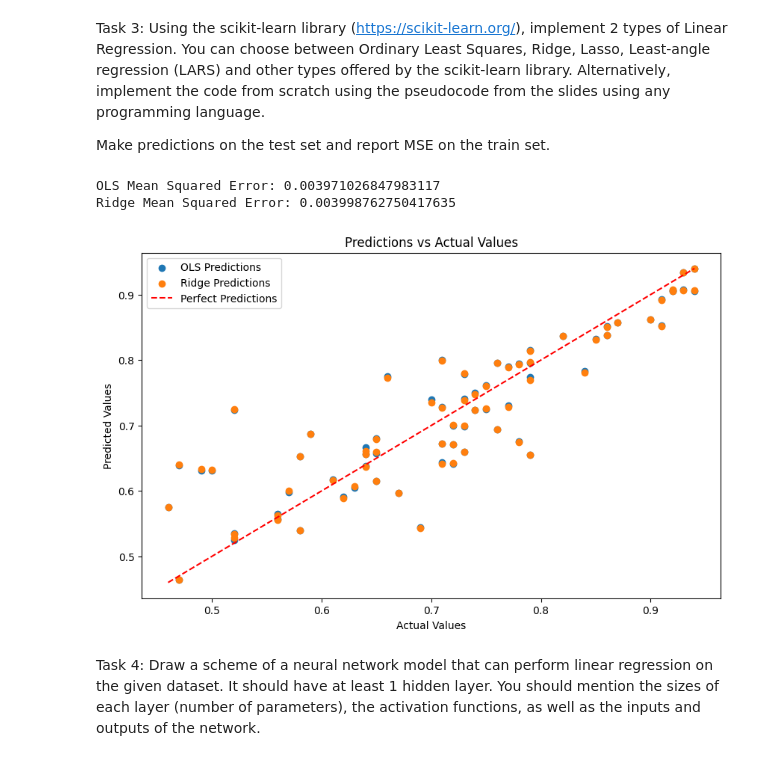
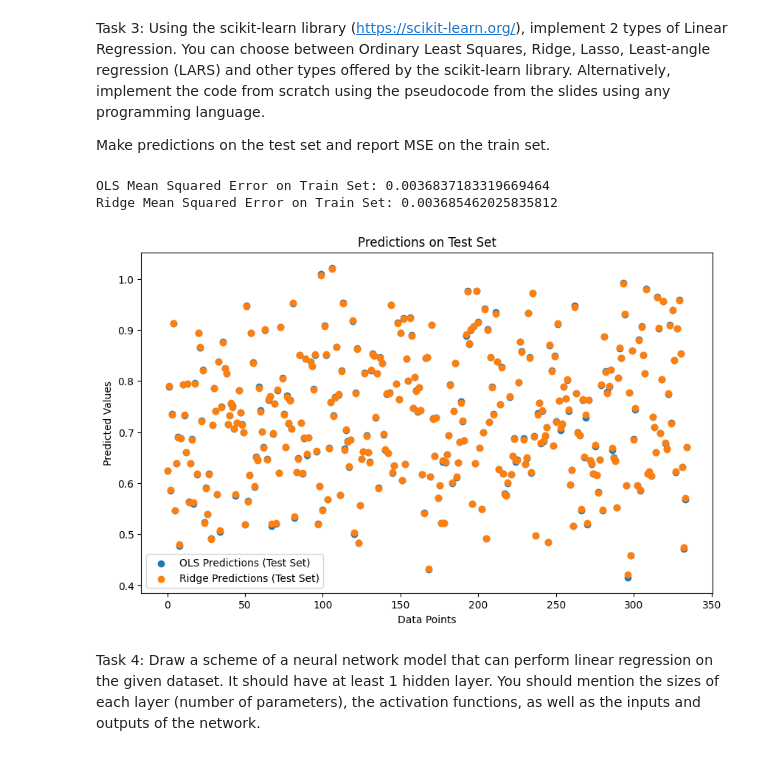
Before and after one commit to eugencic/fundamentals-of-artificial-intelligence, a Jupyter notebook: lab4/lab4.ipynb, the cells around one changed output. Cells and saved outputs as stored; diff of their text form; code cells hidden in the pictures.

```diff
--- a/lab4/lab4.ipynb
+++ b/lab4/lab4.ipynb
@@ -75,6 +112,20 @@ plt.figure(figsize=(10, 8))
 sns.heatmap(selected_data.corr(), annot=True, cmap='coolwarm', fmt='.2f')
 plt.title('Correlation Heatmap for Selected Features')
 plt.show()
+
+selected_test_features = ['Exam Score', 'TOEFL Score', 'University Rating', 'Grade 5-9', 'SOP', 'CGPA']
+
+# Select the relevant columns
+selected_test_data = data[selected_features]
+
+# Display the selected data
+display(selected_test_data.head())
+
+# Visualize the correlation heatmap for the selected features
+plt.figure(figsize=(10, 8))
+sns.heatmap(selected_test_data.corr(), annot=True, cmap='coolwarm', fmt='.2f')
+plt.title('Correlation Heatmap for Selected Features')
+plt.show()
 # %% [output]
 |  | Exam Score | TOEFL Score | University Rating | Grade 5-9 | SOP | CGPA | Chance of Admit |
 | 0 | 311 | 103 | 3 | 5.36 | 2.0 | 8.09 | 0.64 |
@@ -90,53 +148,55 @@ Make predictions on the test set and report MSE on the train set.
 # %%
 from sklearn.model_selection import train_test_split
 from sklearn.linear_model import LinearRegression, Ridge
 from sklearn.metrics import mean_squared_error
 
 
 # Features and target variable
-x = selected_data.drop('Chance of Admit', axis=1)
-y = selected_data['Chance of Admit']
+x_train = selected_data.drop('Chance of Admit', axis=1)
+y_train = selected_data['Chance of Admit']
 
-# Split the data into training and testing sets
-x_train, x_test, y_train, y_test = train_test_split(x, y, test_size=0.2, random_state=42)
+# Features for testing
+x_test = selected_test_data
 
 # Ordinary Least Squares Regression
 ols_model = LinearRegression()
 ols_model.fit(x_train, y_train)
 
 # Ridge Regression
 ridge_model = Ridge(alpha=1.0)
 ridge_model.fit(x_train, y_train)
 
-# Predictions
-ols_predictions = ols_model.predict(x_test)
-ridge_predictions = ridge_model.predict(x_test)
+# Predictions on the test set
+ols_predictions_test = ols_model.predict(x_test)
+ridge_predictions_test = ridge_model.predict(x_test)
+
+# Calculate MSE on the training set
+ols_predictions_train = ols_model.predict(x_train)
+ridge_predictions_train = ridge_model.predict(x_train)
 
 # Evaluate models
-ols_mse = mean_squared_error(y_test, ols_predictions)
-ridge_mse = mean_squared_error(y_test, ridge_predictions)
+ols_mse_train = mean_squared_error(y_train, ols_predictions_train)
+ridge_mse_train = mean_squared_error(y_train, ridge_predictions_train)
 
 # Display results
-print("OLS Mean Squared Error:", ols_mse)
-print("Ridge Mean Squared Error:", ridge_mse)
+print("OLS Mean Squared Error on Train Set:", ols_mse_train)
+print("Ridge Mean Squared Error on Train Set:", ridge_mse_train)
 
-# Visualize predictions vs actual values
+# Visualize predictions on the test set
 plt.figure(figsize=(10, 6))
 
-plt.scatter(y_test, ols_predictions, label='OLS Predictions')
-plt.scatter(y_test, ridge_predictions, label='Ridge Predictions')
+plt.scatter(range(len(ols_predictions_test)), ols_predictions_test, label='OLS Predictions (Test Set)')
+plt.scatter(range(len(ridge_predictions_test)), ridge_predictions_test, label='Ridge Predictions (Test Set)')
 
-plt.plot([min(y_test), max(y_test)], [min(y_test), max(y_test)], linestyle='--', color='red', label='Perfect Predictions')
-
-plt.title('Predictions vs Actual Values')
-plt.xlabel('Actual Values')
+plt.title('Predictions on Test Set')
+plt.xlabel('Data Points')
 plt.ylabel('Predicted Values')
 plt.legend()
 plt.show()
 # %% [output]
-OLS Mean Squared Error: 0.003971026847983117
-Ridge Mean Squared Error: 0.003998762750417635
+OLS Mean Squared Error on Train Set: 0.0036837183319669464
+Ridge Mean Squared Error on Train Set: 0.003685462025835812
-[figure, old version]
+[figure, new version]
 # %% [markdown]
 Task 4: Draw a scheme of a neural network model that can perform linear regression on the given dataset. It should have at least 1 hidden layer. You should mention the sizes of each layer (number of parameters), the activation functions, as well as the inputs and outputs of the network.
 # %% [markdown]
```
Also changed, not shown: parts of 6 cells of this notebook.
